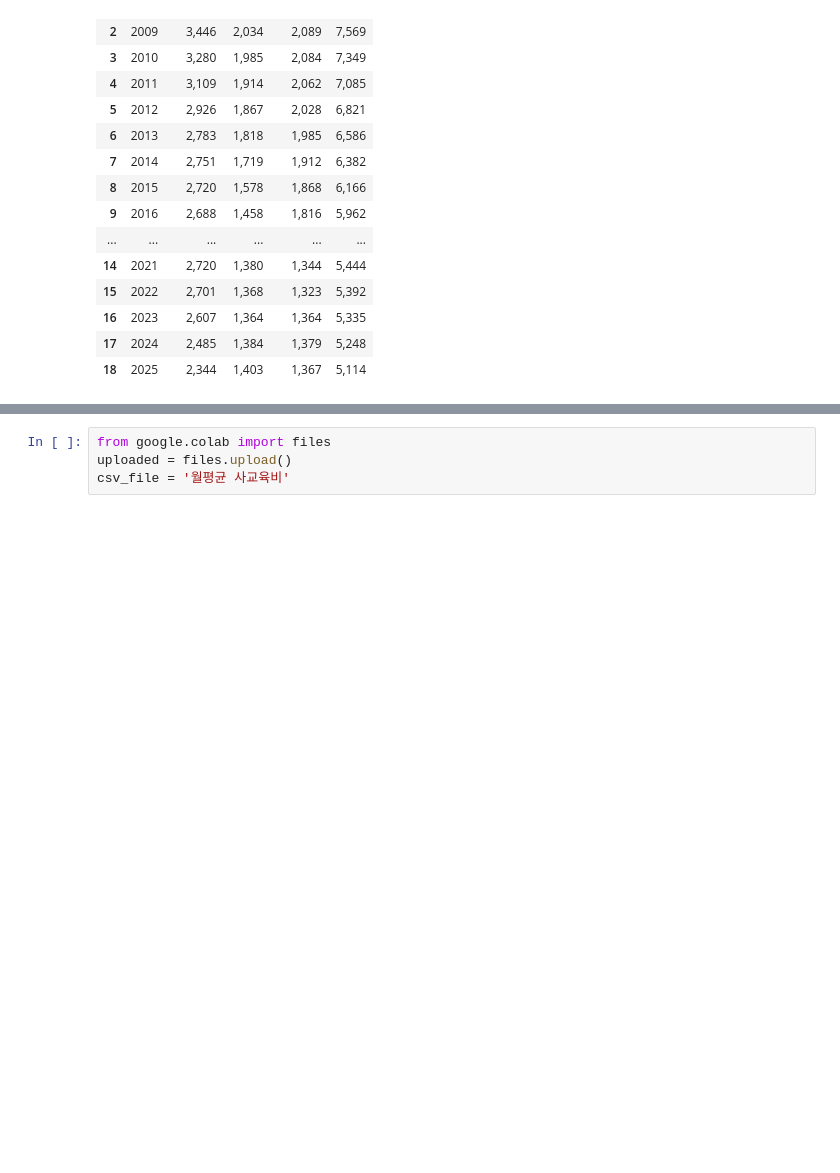
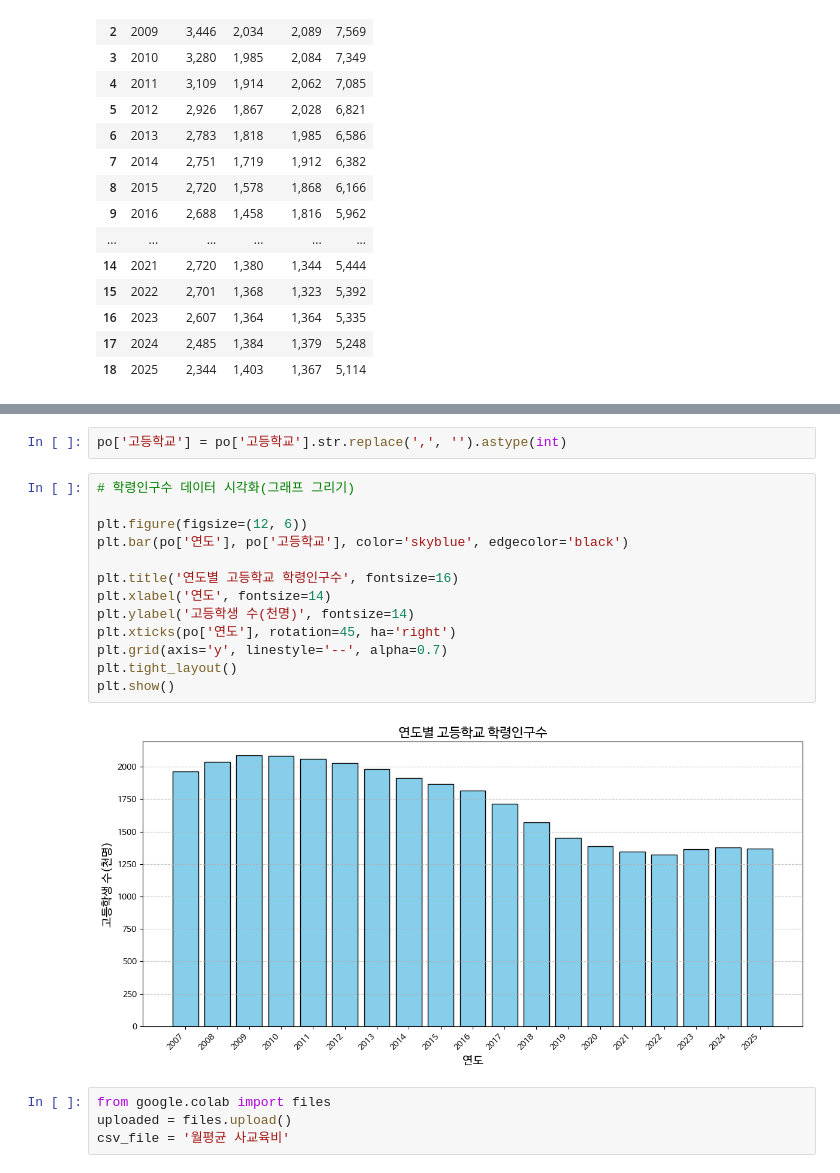
Before and after one commit to sechan-design/2026-data-science-and-machine-learning, a Jupyter notebook: 학급_특색_데이터_해석_그래프_살펴보기.ipynb, the cells around one changed output, grey strips where cells are left out. Saved outputs shown, nothing was run; the diff lists cells and outputs as text; blank space fills up the shorter version.

```diff
--- a/학급_특색_데이터_해석_그래프_살펴보기.ipynb
+++ b/학급_특색_데이터_해석_그래프_살펴보기.ipynb
@@ -78,3 +79,20 @@ plt.show()
+# %%
+po['고등학교'] = po['고등학교'].str.replace(',', '').astype(int)
+# %%
+# 학령인구수 데이터 시각화(그래프 그리기)
+
+plt.figure(figsize=(12, 6))
+plt.bar(po['연도'], po['고등학교'], color='skyblue', edgecolor='black')
+
+plt.title('연도별 고등학교 학령인구수', fontsize=16)
+plt.xlabel('연도', fontsize=14)
+plt.ylabel('고등학생 수(천명)', fontsize=14)
+plt.xticks(po['연도'], rotation=45, ha='right')
+plt.grid(axis='y', linestyle='--', alpha=0.7)
+plt.tight_layout()
+plt.show()
+# %% [output]
+[figure, added]
 # %%
 from google.colab import files
 uploaded = files.upload()
```
Also changed, not shown: parts of 7 cells of this notebook.
